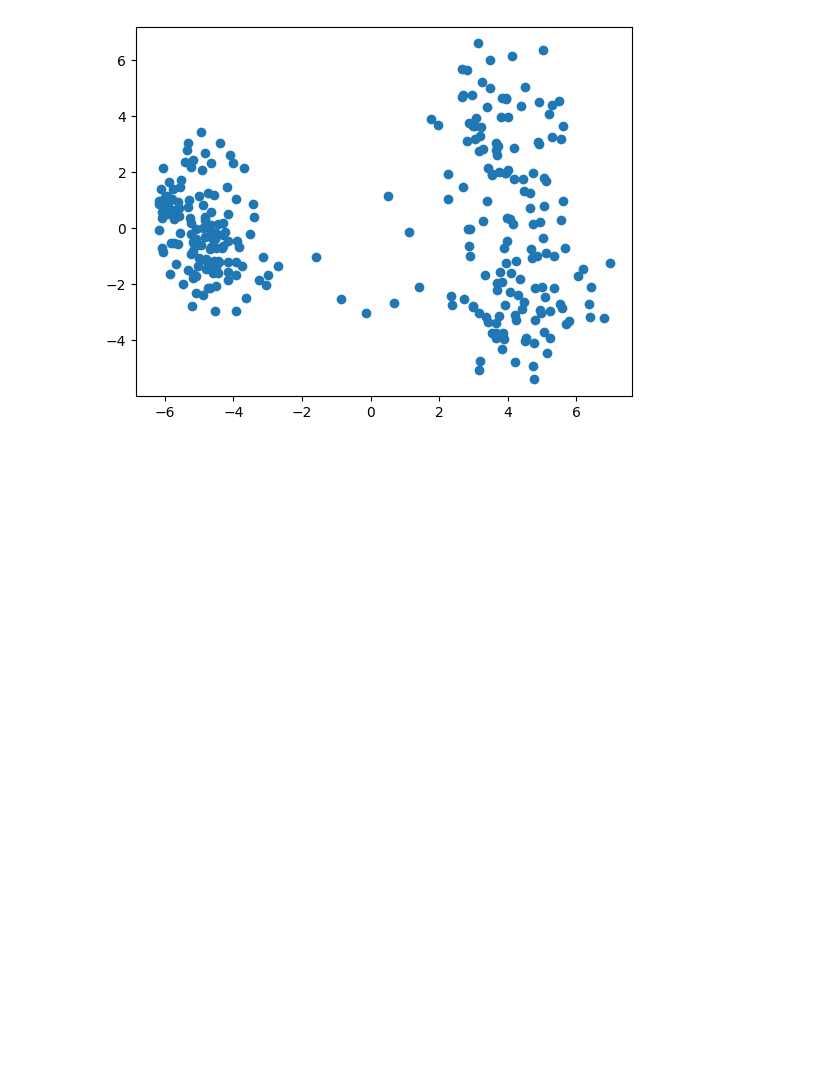
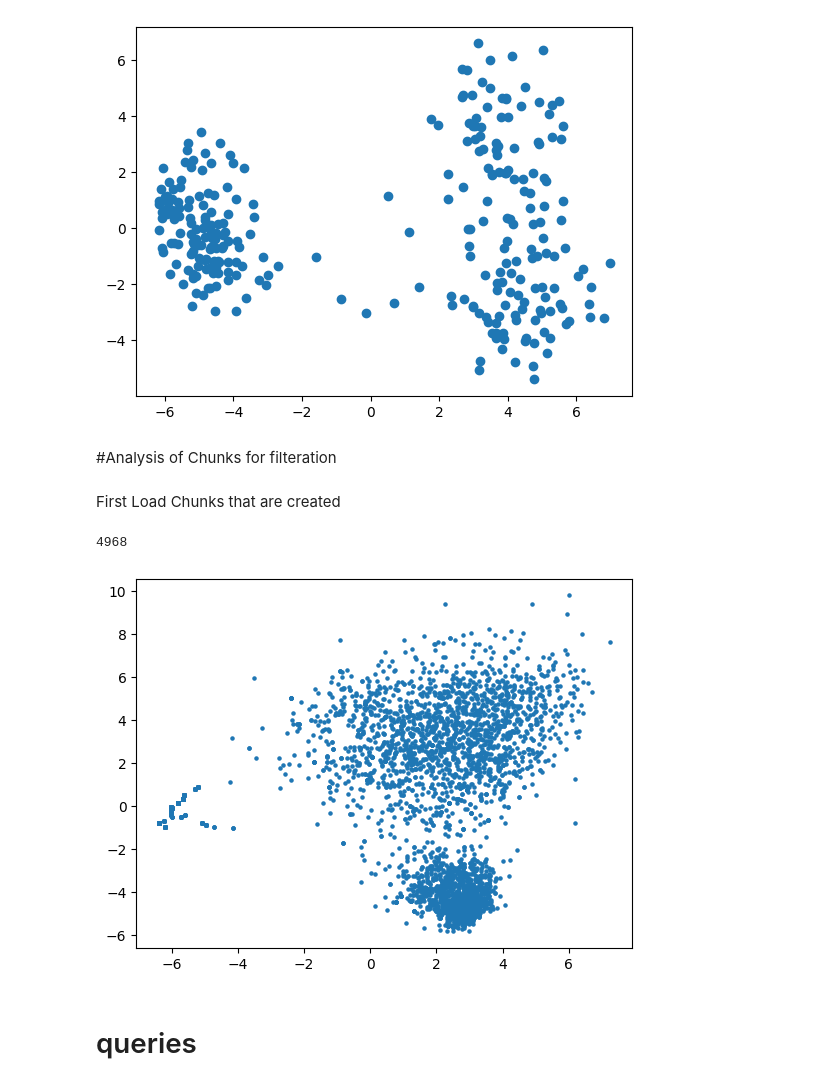
Before and after one commit to uttam112/sprinklr, a Jupyter notebook: Filter.ipynb, the cells around one changed output. Drawn from its saved outputs; the diff is of its cells as text; code cells hidden in the pictures; blank space fills up the shorter version.

```diff
--- a/Filter.ipynb
+++ b/Filter.ipynb
@@ -43,6 +43,40 @@ plt.scatter(t[0], t[1])
 plt.show()
 # %% [output]
 [figure]
+# %% [markdown]
+#Analysis of Chunks for filteration
+# %% [markdown]
+First Load Chunks that are created
+# %%
+sentences = [content.page_content for content in chunks]
+print(len(sentences))
+# %% [output]
+4968
+# %%
+from sentence_transformers import SentenceTransformer
+# initialize sentence transformer model
+model = SentenceTransformer('bert-base-nli-mean-tokens')
+# create sentence embeddings
+sentence_embeddings = model.encode(sentences)
+sentence_embeddings.shape
+# %%
+import numpy as np
+import matplotlib.pyplot as plt
+from sklearn.decomposition import PCA
+
+M = sentence_embeddings
+
+pca = PCA(n_components=2)
+reduced = pca.fit_transform(M)
+
+t = reduced.transpose()
+
+plt.scatter(t[0], t[1],s=5)
+plt.show()
+# %% [output]
+[figure, added]
+# %% [markdown]
+# queries
 # %%
 sentences =[
     "What services does Sprinklr offer?",
```
Also changed, not shown: parts of 1 cell of this notebook.
